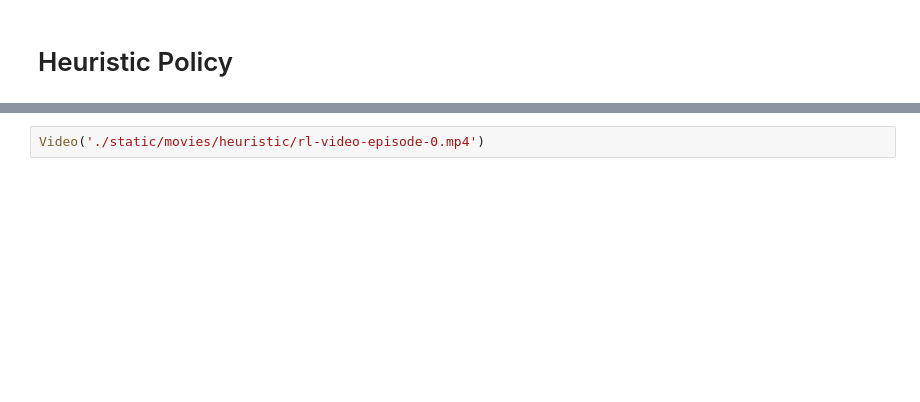
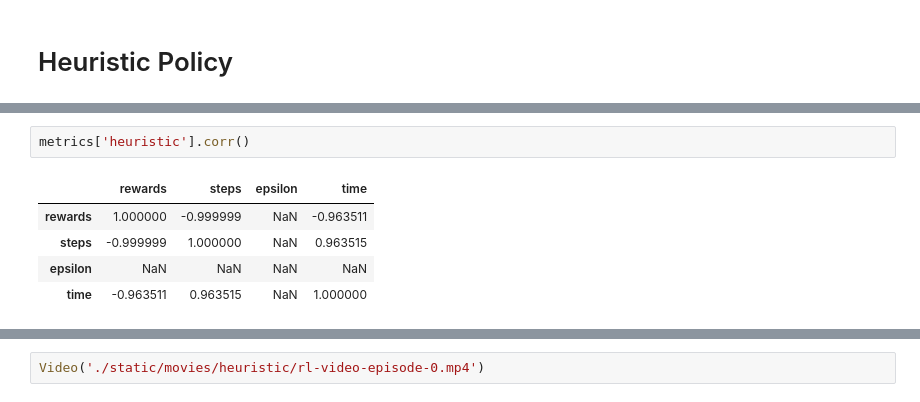
Before and after one commit to SeanMarcusJensen/ACIT4610_Portifolio_KMHS, a Jupyter notebook: problem_4/main.ipynb, the cells around one changed output, grey strips where cells are left out. Saved outputs shown, nothing was run; the diff lists cells and outputs as text; blank space fills up the shorter version.

```diff
--- a/problem_4/main.ipynb
+++ b/problem_4/main.ipynb
@@ -236,3 +220,11 @@ metrics['heuristic'].describe()
+# %%
+metrics['heuristic'].corr()
+# %% [output]
+|  | rewards | steps | epsilon | time |
+| rewards | 1.000000 | -0.999999 | NaN | -0.963511 |
+| steps | -0.999999 | 1.000000 | NaN | 0.963515 |
+| epsilon | NaN | NaN | NaN | NaN |
+| time | -0.963511 | 0.963515 | NaN | 1.000000 |
 # %%
 metrics.plot_metric('heuristic')
 # %% [output]
```
Also changed, not shown: parts of 37 cells of this notebook, 24 other files.
